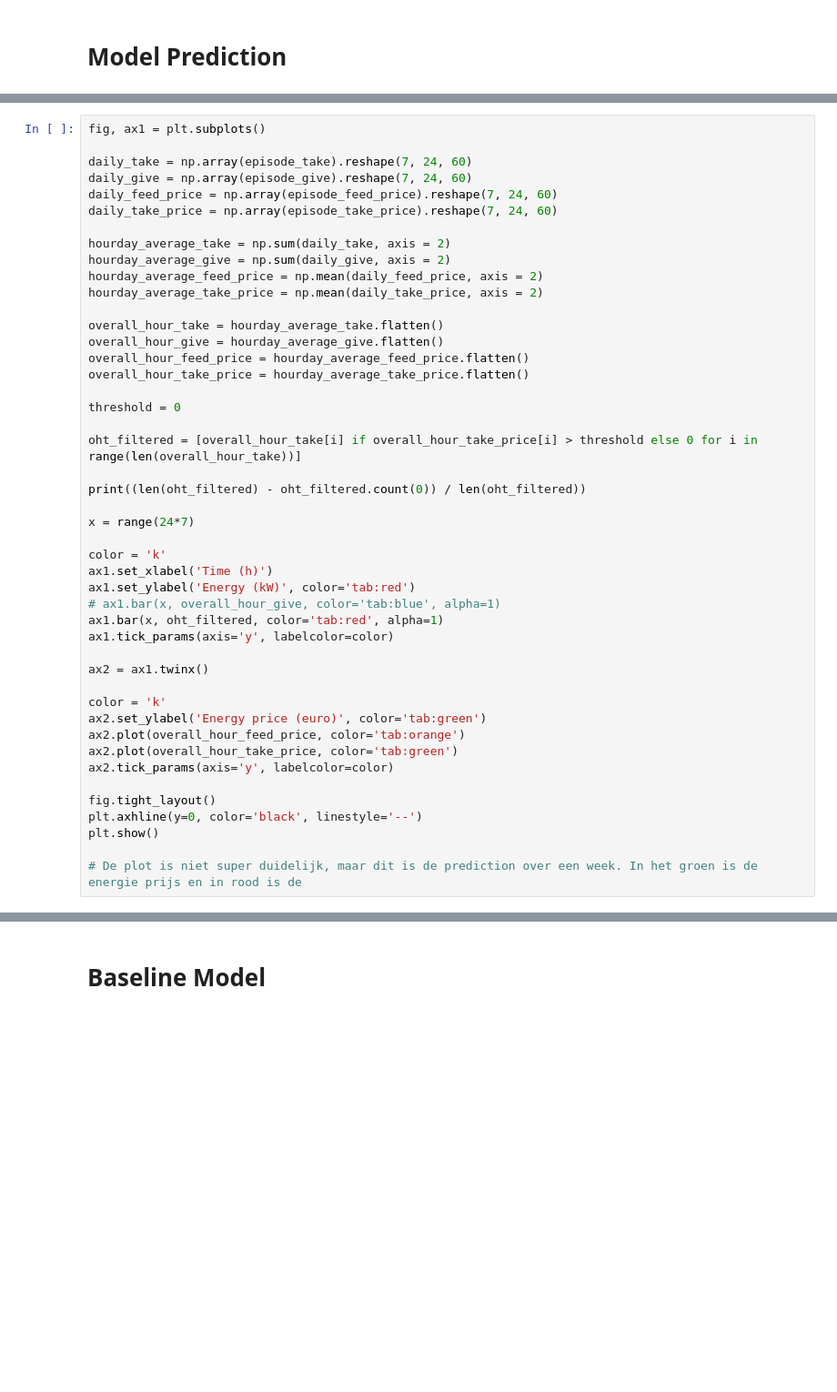
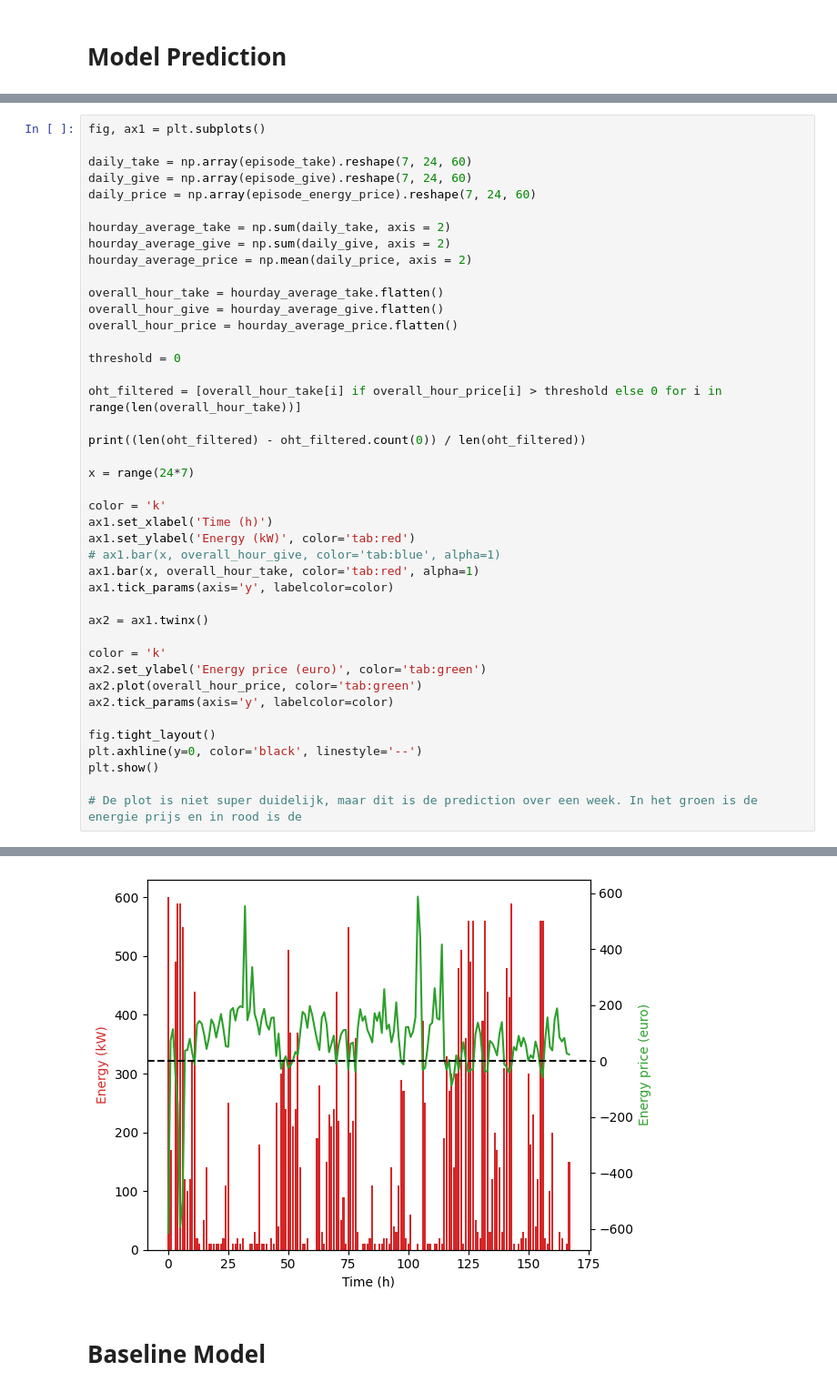
Before and after one commit to leidindi/PPO-RL-AGENT, a Jupyter notebook: model/SimpleBatter_note.ipynb, the cells around one changed output, grey strips where cells are left out. Shown at 91% size. Saved outputs shown, nothing was run; the diff lists cells and outputs as text; blank space fills up the shorter version.

```diff
--- a/model/SimpleBatter_note.ipynb
+++ b/model/SimpleBatter_note.ipynb
@@ -434,22 +432,19 @@ fig, ax1 = plt.subplots()
 
 daily_take = np.array(episode_take).reshape(7, 24, 60)
 daily_give = np.array(episode_give).reshape(7, 24, 60)
-daily_feed_price = np.array(episode_feed_price).reshape(7, 24, 60)
-daily_take_price = np.array(episode_take_price).reshape(7, 24, 60)
+daily_price = np.array(episode_energy_price).reshape(7, 24, 60)
 
 hourday_average_take = np.sum(daily_take, axis = 2)
 hourday_average_give = np.sum(daily_give, axis = 2)
-hourday_average_feed_price = np.mean(daily_feed_price, axis = 2)
-hourday_average_take_price = np.mean(daily_take_price, axis = 2)
+hourday_average_price = np.mean(daily_price, axis = 2)
 
 overall_hour_take = hourday_average_take.flatten()
 overall_hour_give = hourday_average_give.flatten()
-overall_hour_feed_price = hourday_average_feed_price.flatten()
-overall_hour_take_price = hourday_average_take_price.flatten()
+overall_hour_price = hourday_average_price.flatten()
 
 threshold = 0
 
-oht_filtered = [overall_hour_take[i] if overall_hour_take_price[i] > threshold else 0 for i in range(len(overall_hour_take))]
+oht_filtered = [overall_hour_take[i] if overall_hour_price[i] > threshold else 0 for i in range(len(overall_hour_take))]
 
 print((len(oht_filtered) - oht_filtered.count(0)) / len(oht_filtered))
 
@@ -459,15 +454,14 @@ color = 'k'
 ax1.set_xlabel('Time (h)')
 ax1.set_ylabel('Energy (kW)', color='tab:red')
 # ax1.bar(x, overall_hour_give, color='tab:blue', alpha=1)
-ax1.bar(x, oht_filtered, color='tab:red', alpha=1)
+ax1.bar(x, overall_hour_take, color='tab:red', alpha=1)
 ax1.tick_params(axis='y', labelcolor=color)
 
 ax2 = ax1.twinx()
 
 color = 'k'
 ax2.set_ylabel('Energy price (euro)', color='tab:green')
-ax2.plot(overall_hour_feed_price, color='tab:orange')
-ax2.plot(overall_hour_take_price, color='tab:green')
+ax2.plot(overall_hour_price, color='tab:green')
 ax2.tick_params(axis='y', labelcolor=color)
 
 fig.tight_layout()
@@ -475,3 +469,4 @@ plt.axhline(y=0, color='black', linestyle='--')
 plt.show()
 
 # De plot is niet super duidelijk, maar dit is de prediction over een week. In het groen is de energie prijs en in rood is de
+# %% [output]
@@ -478,3 +474,4 @@ plt.show()
+[figure, added]
 # %% [markdown]
 # Baseline Model
 # %%
```
Also changed, not shown: parts of 11 cells of this notebook, 3 other files.
